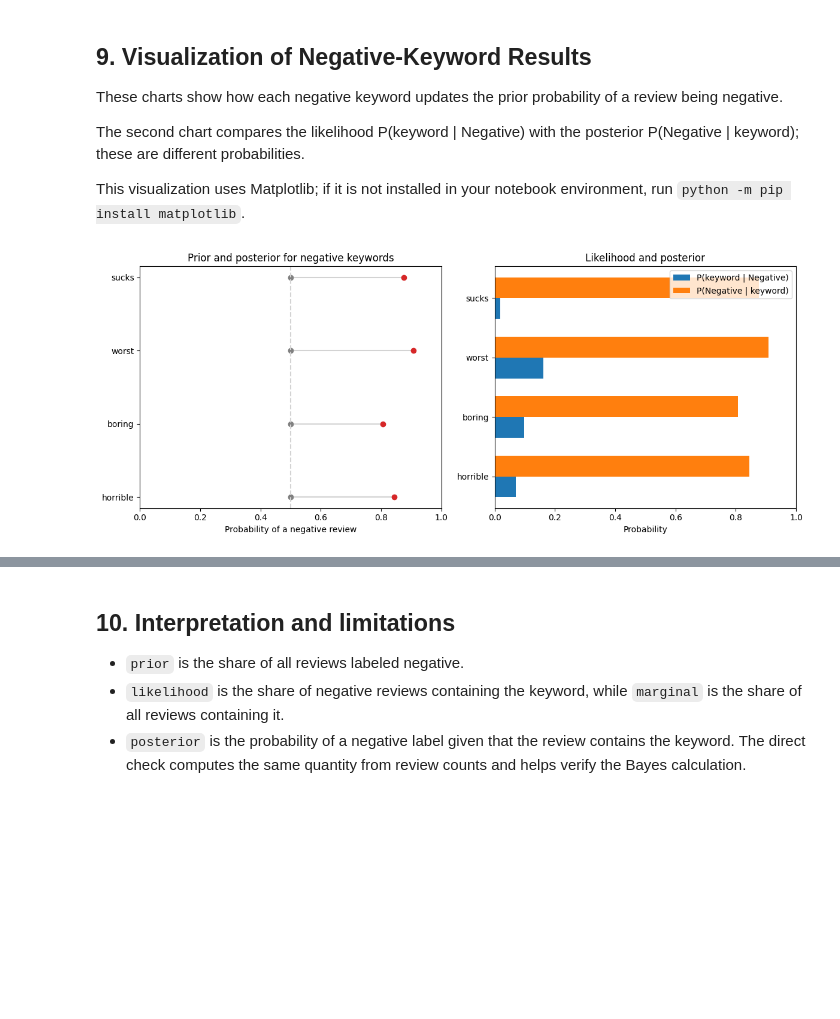
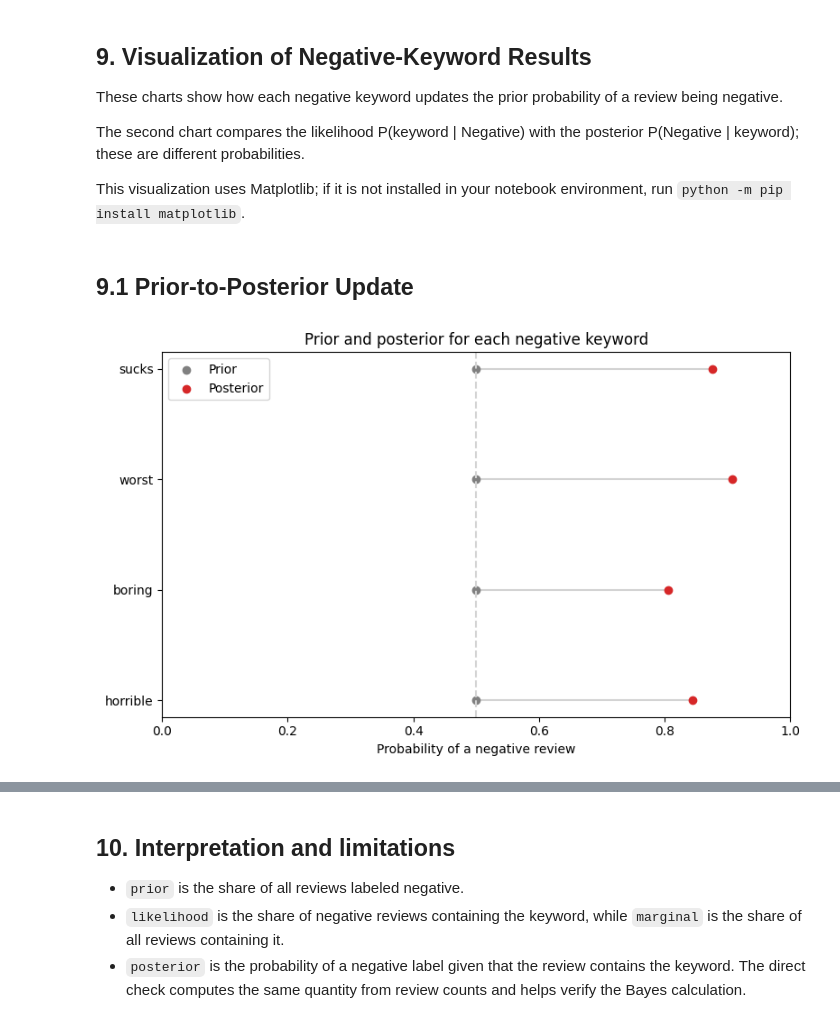
Before and after one commit to L-nsamba/group-1-formative-3-probability-bayes-gradient-descent, a Jupyter notebook: notebooks/Part_2_Bayesian_Probability.ipynb, the cells around one changed output, grey strips where cells are left out. Saved outputs shown, nothing was run; the diff lists cells and outputs as text; code cells hidden in the pictures; blank space fills up the shorter version.

Commit message:
Separate charts + add interpretation

```diff
--- a/notebooks/Part_2_Bayesian_Probability.ipynb
+++ b/notebooks/Part_2_Bayesian_Probability.ipynb
@@ -161,56 +161,35 @@ These charts show how each negative keyword updates the prior probability of a r
 The second chart compares the likelihood P(keyword | Negative) with the posterior P(Negative | keyword); these are different probabilities.
 
 This visualization uses Matplotlib; if it is not installed in your notebook environment, run `python -m pip install matplotlib`.
+# %% [markdown]
+## 9.1 Prior-to-Posterior Update
 # %%
 import matplotlib.pyplot as plt
 
 positions = list(range(len(results)))
 keywords = [result["word"] for result in results]
 
-fig, axes = plt.subplots(1, 2, figsize=(12, 5))
+plt.figure(figsize=(8, 5))
 
-# Prior-to-posterior update for each negative keyword
 for index, result in enumerate(results):
-    axes[0].plot(
+    plt.plot(
         [result["prior"], result["posterior"]],
         [index, index],
         color="lightgray",
         zorder=1,
     )
-    axes[0].scatter(result["prior"], index, color="gray", zorder=2)
-    axes[0].scatter(result["posterior"], index, color="tab:red", zorder=2)
+    plt.scatter(result["prior"], index, color="gray", zorder=2)
+    plt.scatter(result["posterior"], index, color="tab:red", zorder=2)
 
-axes[0].set_yticks(positions)
-axes[0].set_yticklabels(keywords)
-axes[0].set_xlim(0, 1)
-axes[0].axvline(0.5, linestyle="--", color="lightgray")
-axes[0].set_xlabel("Probability of a negative review")
-axes[0].set_title("Prior and posterior for negative keywords")
-
-# Compare likelihood with posterior
-bar_height = 0.35
-
-axes[1].barh(
-    [index - bar_height / 2 for index in positions],
-    [result["likelihood"] for result in results],
-    height=bar_height,
-    label="P(keyword | Negative)",
-)
-axes[1].barh(
-    [index + bar_height / 2 for index in positions],
-    [result["posterior"] for result in results],
-    height=bar_height,
-    label="P(Negative | keyword)",
-)
-
-axes[1].set_yticks(positions)
-axes[1].set_yticklabels(keywords)
-axes[1].set_xlim(0, 1)
-axes[1].set_xlabel("Probability")
-axes[1].set_title("Likelihood and posterior")
-axes[1].legend()
-
-fig.tight_layout()
+plt.yticks(positions, keywords)
+plt.xlim(0, 1)
+plt.axvline(0.5, linestyle="--", color="lightgray")
+plt.xlabel("Probability of a negative review")
+plt.title("Prior and posterior for each negative keyword")
+plt.scatter([], [], color="gray", label="Prior")
+plt.scatter([], [], color="tab:red", label="Posterior")
+plt.legend()
+plt.tight_layout()
 plt.show()
 # %% [output]
-[figure, old version]
+[figure, new version]
```
Also changed, not shown: parts of 4 cells of this notebook.
